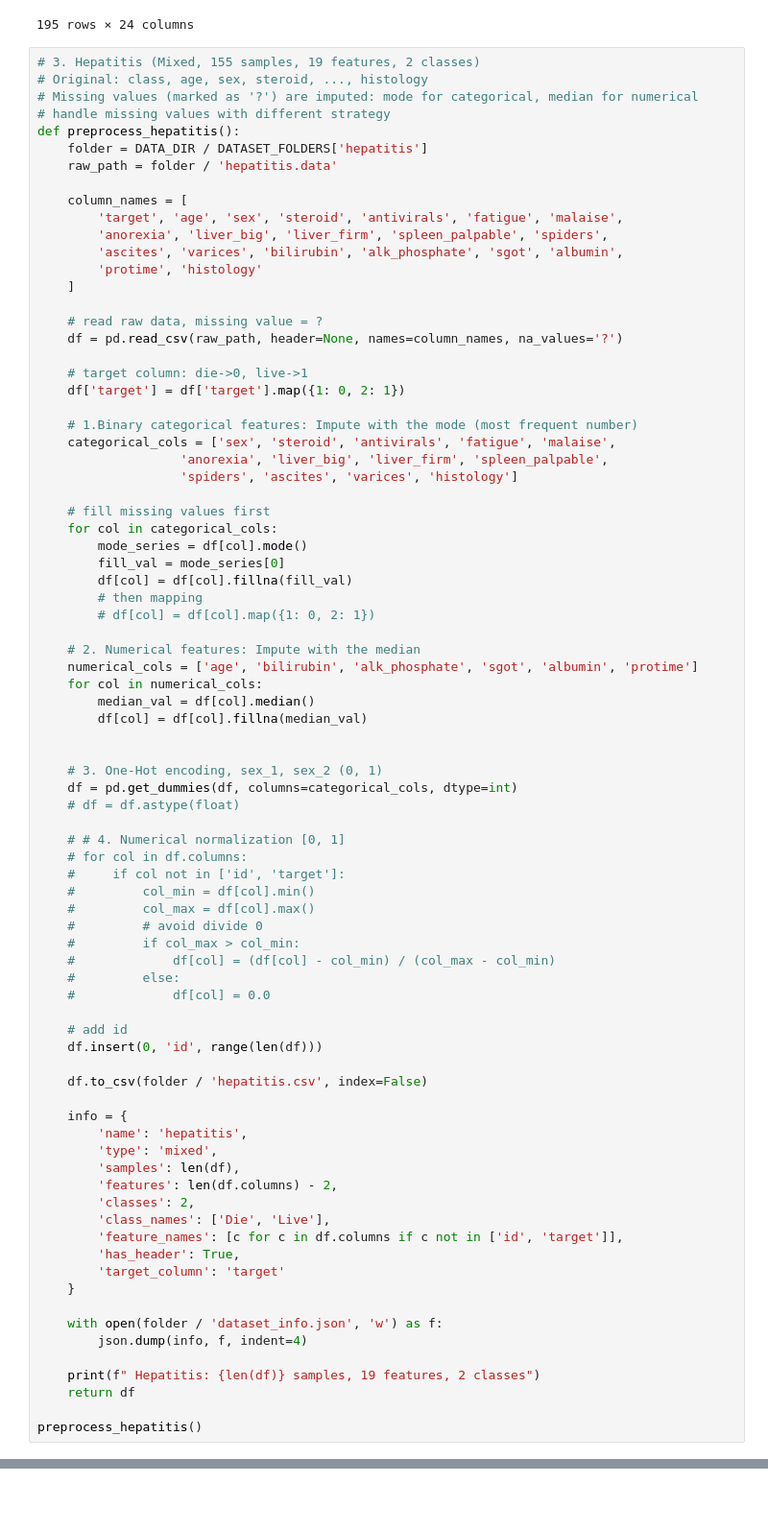
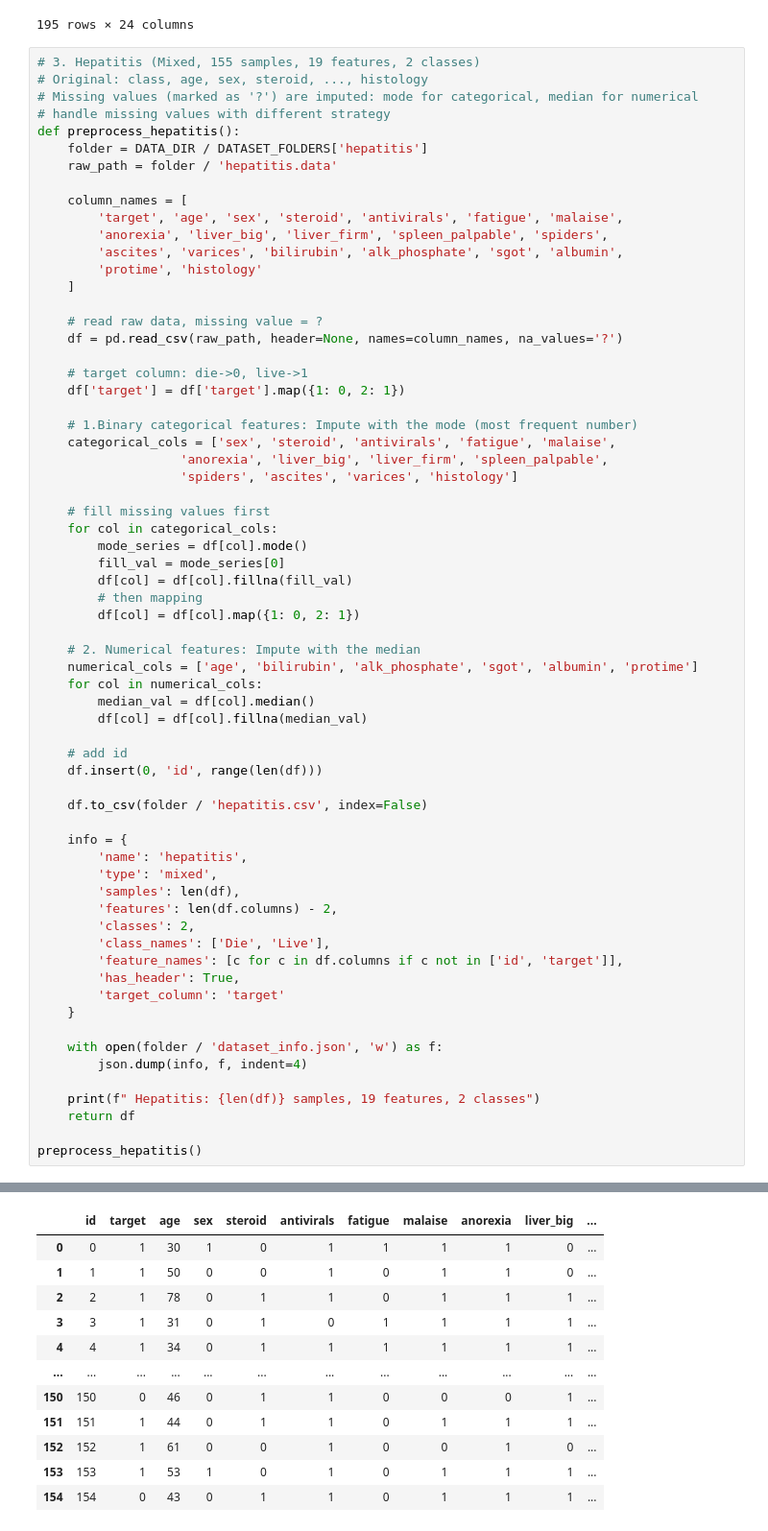
Before and after one commit to FrankieLiuF/PyTorch_26Project, a Jupyter notebook: notebook/preprocess_dataset.ipynb, the cells around one changed output, grey strips where cells are left out. Shown at 96% size. Saved outputs shown, nothing was run; the diff lists cells and outputs as text; blank space fills up the shorter version.

```diff
--- a/notebook/preprocess_dataset.ipynb
+++ b/notebook/preprocess_dataset.ipynb
@@ -180,29 +180,13 @@ def preprocess_hepatitis():
         fill_val = mode_series[0]
         df[col] = df[col].fillna(fill_val)
         # then mapping
-        # df[col] = df[col].map({1: 0, 2: 1})
+        df[col] = df[col].map({1: 0, 2: 1})
 
     # 2. Numerical features: Impute with the median
     numerical_cols = ['age', 'bilirubin', 'alk_phosphate', 'sgot', 'albumin', 'protime']
     for col in numerical_cols:
         median_val = df[col].median()
         df[col] = df[col].fillna(median_val)
-
-
-    # 3. One-Hot encoding, sex_1, sex_2 (0, 1)
-    df = pd.get_dummies(df, columns=categorical_cols, dtype=int)
-    # df = df.astype(float)
-
-    # # 4. Numerical normalization [0, 1]
-    # for col in df.columns:
-    #     if col not in ['id', 'target']:
-    #         col_min = df[col].min()
-    #         col_max = df[col].max()
-    #         # avoid divide 0
-    #         if col_max > col_min:
-    #             df[col] = (df[col] - col_min) / (col_max - col_min)
-    #         else:
-    #             df[col] = 0.0
 
     # add id
     df.insert(0, 'id', range(len(df)))
@@ -228,3 +212,4 @@ def preprocess_hepatitis():
     return df
 
 preprocess_hepatitis()
+# %% [output]
@@ -230,0 +217,12 @@ preprocess_hepatitis()
+|  | id | target | age | sex | steroid | antivirals | fatigue | malaise | anorexia | liver_big | ... |
+| 0 | 0 | 1 | 30 | 1 | 0 | 1 | 1 | 1 | 1 | 0 | ... |
+| 1 | 1 | 1 | 50 | 0 | 0 | 1 | 0 | 1 | 1 | 0 | ... |
+| 2 | 2 | 1 | 78 | 0 | 1 | 1 | 0 | 1 | 1 | 1 | ... |
+| 3 | 3 | 1 | 31 | 0 | 1 | 0 | 1 | 1 | 1 | 1 | ... |
+| 4 | 4 | 1 | 34 | 0 | 1 | 1 | 1 | 1 | 1 | 1 | ... |
+| ... | ... | ... | ... | ... | ... | ... | ... | ... | ... | ... | ... |
+| 150 | 150 | 0 | 46 | 0 | 1 | 1 | 0 | 0 | 0 | 1 | ... |
+| 151 | 151 | 1 | 44 | 0 | 1 | 1 | 0 | 1 | 1 | 1 | ... |
+| 152 | 152 | 1 | 61 | 0 | 0 | 1 | 0 | 0 | 1 | 0 | ... |
+| 153 | 153 | 1 | 53 | 1 | 0 | 1 | 0 | 1 | 1 | 1 | ... |
+| 154 | 154 | 0 | 43 | 0 | 1 | 1 | 0 | 1 | 1 | 1 | ... |
```
Also changed, not shown: parts of 2 cells of this notebook, 51 other files.
